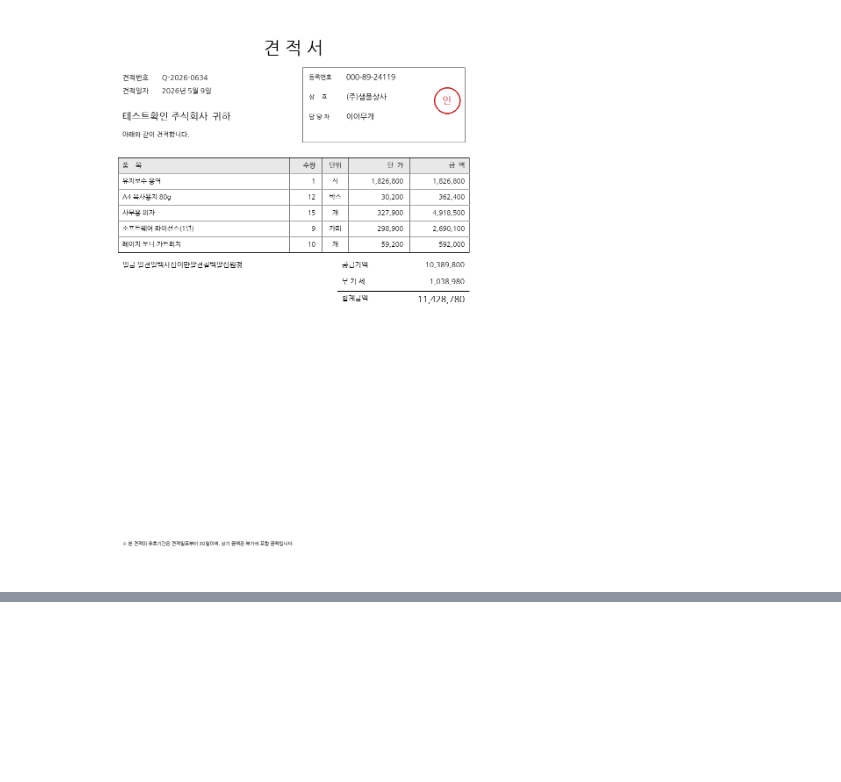
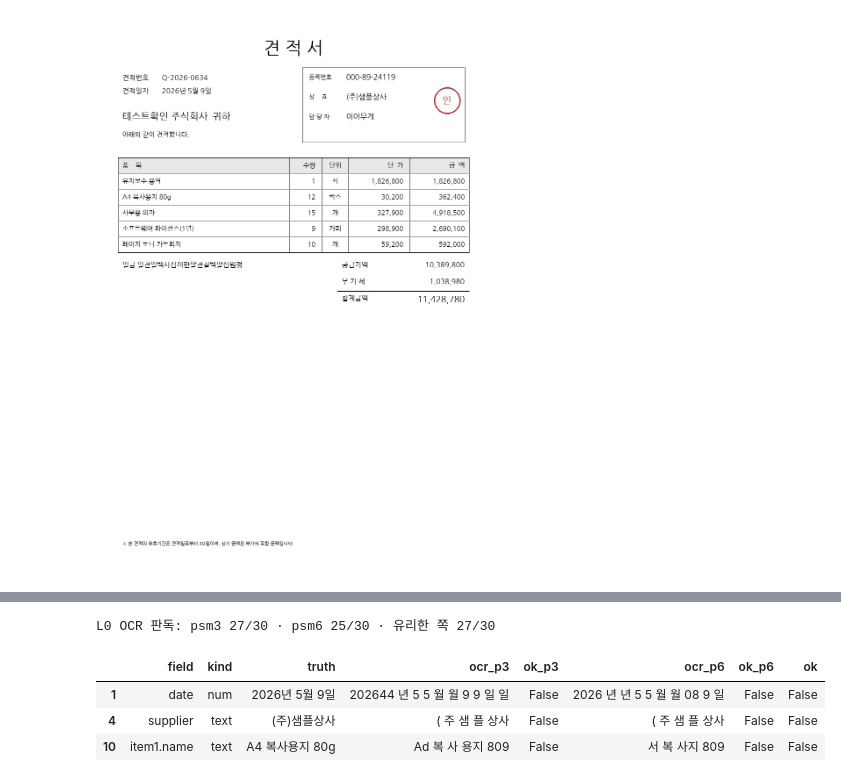
Before and after one commit to songwookun/img-vlm-extractor, a Jupyter notebook: notebooks/02_role_split.ipynb, the cells around one changed output, grey strips where cells are left out. Cells and saved outputs as stored; diff of their text form; code cells hidden in the pictures; blank space fills up the shorter version.

Commit message:
exp: E0 — OCR 기준선, 열화 5단계 × psm 3·6
견적서 10장. 숫자형 L0 93.2% → L1 69.8% → L2 1.2%. psm 선택이 L1 에서 18% vs 67% 를 가른다. 위치 기반 중복 제거는 이웃 글자까지 지워 실패 — 기록만 남기고 쓰지 않음

```diff
--- a/notebooks/02_role_split.ipynb
+++ b/notebooks/02_role_split.ipynb
@@ -246,0 +301,17 @@ _img
+# %%
+import pytesseract
+
+def ocr_tokens(img, lang: str = "kor+eng", psm: int = 3) -> list[dict]:
+    """단어마다 글자 · 신뢰도 · 위치. 위치가 나중에 review.csv 의 '이미지 어디' 가 된다.
+       psm — 읽기 모드. 깨끗하면 3, 흐리면 6 이 낫다 (E0 실측)"""
+    d = pytesseract.image_to_data(img, lang=lang, config=f"--psm {psm}", output_type=pytesseract.Output.DICT)
+    out = []
+    for i, text in enumerate(d["text"]):
+        if text.strip() and float(d["conf"][i]) >= 0:     # 빈 칸 · 구조 표시(-1) 제외
+            x, y, w, h = d["left"][i], d["top"][i], d["width"][i], d["height"][i]
+            out.append({"text": text, "conf": float(d["conf"][i]), "bbox": (x, y, x + w, y + h)})  # FieldTruth.bbox 와 같은 모양
+    return out
+
+_tok = ocr_tokens(_img)
+print(len(_tok), "토큰")
+[(t["text"], round(t["conf"])) for t in _tok]
@@ -246,0 +337,62 @@ _img
+# %%
+import re
+
+# ★ 채점 전용 — 정답 bbox 를 쓴다. 판정 쪽(정답 없이 VLM 값의 근거 찾기)은 따로 만들고 이걸 쓰지 않는다
+# ★ 공정성: 정답 위치 안의 토큰을 모으므로 "배치를 완벽히 아는 OCR" — OCR 에 유리한 상한이다
+
+def norm(s: str, kind: str) -> str:
+    """비교용. 표 칸막이 '|' 제거. 숫자형은 구분자(쉼표→점 혼동 흡수)만 지우고 문자는 남긴다 — '년'→'44' 는 진짜 오류"""
+    s = s.replace("|", "")
+    return re.sub(r"[\s,.\-]", "", s) if kind == "num" else re.sub(r"\s", "", s)
+
+def ocr_in_box(tokens, bbox, pad: int = 4) -> str:
+    """중심점이 박스 안에 든 토큰을 왼쪽부터 이어 붙인다. OCR 의 읽기 순서는 블록이 섞여 믿지 않는다"""
+    x1, y1, x2, y2 = bbox
+    hit = [t for t in tokens
+           if x1 - pad <= (t["bbox"][0] + t["bbox"][2]) / 2 <= x2 + pad
+           and y1 - pad <= (t["bbox"][1] + t["bbox"][3]) / 2 <= y2 + pad]
+    return " ".join(t["text"] for t in sorted(hit, key=lambda t: t["bbox"][0]))
+
+def overlap(a, b) -> float:
+    """교집합 ÷ 작은 박스 넓이. IoU 가 아닌 이유 — 중복 읽기는 박스 모양이 달라서
+       ('5' 가 12×30 과 7×12 로 두 번) 작은 쪽이 큰 쪽 안에 통째로 들어가도 IoU 는 0.23 이다"""
+    ix = max(0, min(a[2], b[2]) - max(a[0], b[0])); iy = max(0, min(a[3], b[3]) - max(a[1], b[1]))
+    small = min((a[2] - a[0]) * (a[3] - a[1]), (b[2] - b[0]) * (b[3] - b[1]))
+    return ix * iy / small if small else 0
+
+# ★ 쓰지 않음 — 실패 기록용. 위치로 중복을 지우면 이웃 글자까지 지운다 (아래 관찰 참고)
+def dedupe(tokens, min_overlap: float = 0.5) -> tuple[list[dict], list[dict]]:
+    """tesseract 는 같은 줄을 두 번 읽기도 한다 (L0 날짜: '년' 과 '202644' 를 둘 다 냄).
+       겹치면 OCR 이 더 확신한 쪽만 남긴다 — 정답이 아니라 OCR 자신의 conf 로 고르므로 판정 쪽에도 쓸 수 있다.
+       버린 것도 돌려준다 — 중복 읽기 자체가 OCR 의 약점이라 기록한다"""
+    kept, dropped = [], []
+    for t in sorted(tokens, key=lambda t: -t["conf"]):
+        (kept if all(overlap(t["bbox"], k["bbox"]) < min_overlap for k in kept) else dropped).append(t)
+    return kept, dropped
+
+OCR_PSMS = (3, 6)
+
+def score_ocr(img, truths) -> list[dict]:
+    """모드별 결과를 따로 남기고, 하나라도 맞으면 ok — OCR 에 가장 유리한 상한.
+       실무에선 어느 모드를 믿을지 모르므로 실제 OCR 보다 후하다. 그래도 VLM 이 이기면 반론이 없다"""
+    toks = {p: ocr_tokens(img, psm=p) for p in OCR_PSMS}
+    rows = []
+    for f in truths:
+        r = {"field": f.name, "kind": f.kind, "truth": f.value}
+        for p, T in toks.items():
+            o = ocr_in_box(T, f.bbox)
+            r[f"ocr_p{p}"], r[f"ok_p{p}"] = o, norm(o, f.kind) == norm(f.value, f.kind)
+        r["ok"] = any(r[f"ok_p{p}"] for p in OCR_PSMS)
+        rows.append(r)
+    return rows
+
+import pandas as pd
+_s = pd.DataFrame(score_ocr(_img, _t))
+print(f"L0 OCR 판독: psm3 {_s.ok_p3.sum()}/{len(_s)} · psm6 {_s.ok_p6.sum()}/{len(_s)} · 유리한 쪽 {_s.ok.sum()}/{len(_s)}")
+_s[~_s.ok]
+# %% [output]
+L0 OCR 판독: psm3 27/30 · psm6 25/30 · 유리한 쪽 27/30
+|  | field | kind | truth | ocr_p3 | ok_p3 | ocr_p6 | ok_p6 | ok |
+| 1 | date | num | 2026년 5월 9일 | 202644 년 5 5 월 월 9 9 일 일 | False | 2026 년 년 5 5 월 월 08 9 일 | False | False |
+| 4 | supplier | text | (주)샘플상사 | ( 주 샘 플 상사 | False | ( 주 샘 플 상사 | False | False |
+| 10 | item1.name | text | A4 복사용지 80g | Ad 복 사 용지 809 | False | 서 복 사지 809 | False | False |
```
Also changed, not shown: parts of 7 cells of this notebook, 1 other file.
